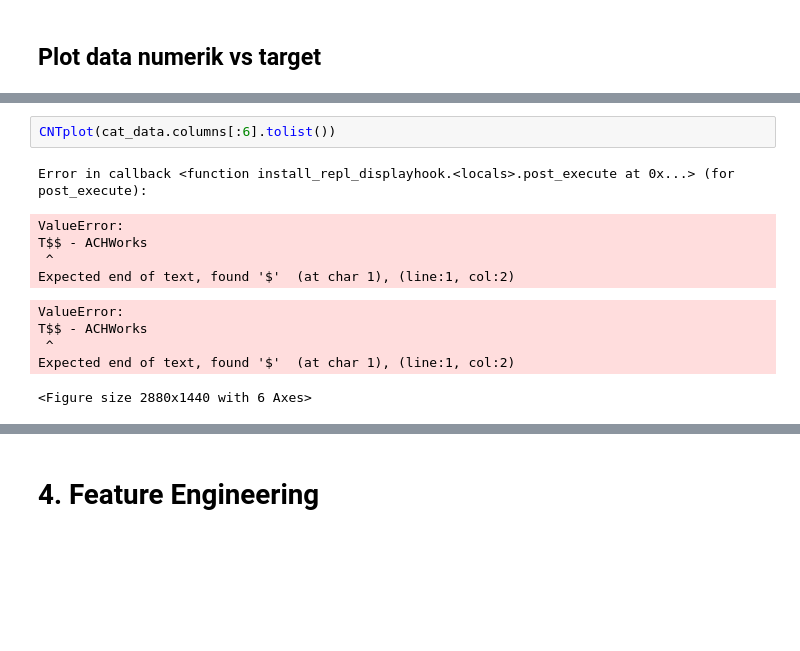
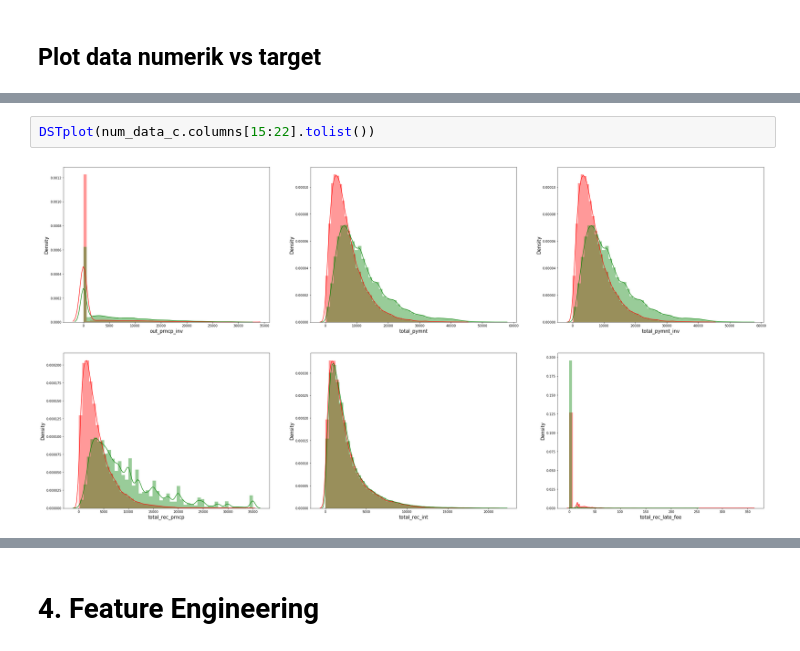
Before and after one commit to RaynoldPanjiZ/rakamin-id-x_partner, a Jupyter notebook: submition_rakamin.ipynb, the cells around one changed output, grey strips where cells are left out. Cells and saved outputs as stored; diff of their text form; blank space fills up the shorter version.

```diff
--- a/submition_rakamin.ipynb
+++ b/submition_rakamin.ipynb
@@ -853,13 +1141,4 @@ KDEplot(num_data_c.columns[:6].tolist())
-# %%
-CNTplot(cat_data.columns[:6].tolist())
-# %% [output]
-Error in callback <function install_repl_displayhook.<locals>.post_execute at 0x...> (for post_execute):
-ValueError:
-T$$ - ACHWorks
- ^
-Expected end of text, found '$'  (at char 1), (line:1, col:2)
-ValueError:
-T$$ - ACHWorks
- ^
-Expected end of text, found '$'  (at char 1), (line:1, col:2)
-<Figure size 2880x1440 with 6 Axes>
+# %%
+DSTplot(num_data_c.columns[15:22].tolist())
+# %% [output]
+[figure, added]
```
Also changed, not shown: parts of 54 cells of this notebook.
